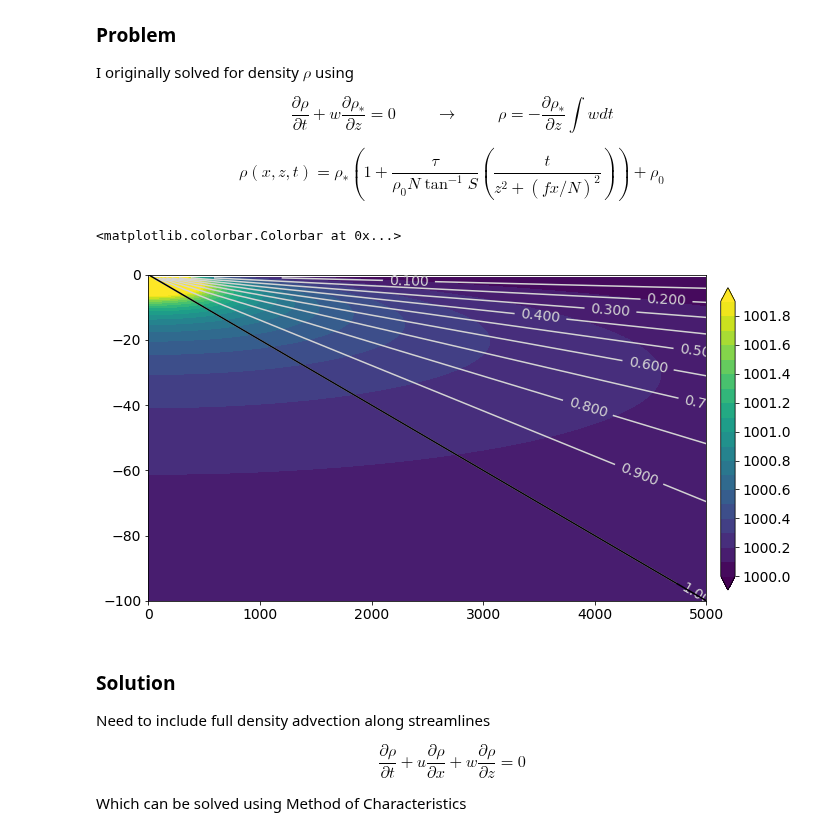
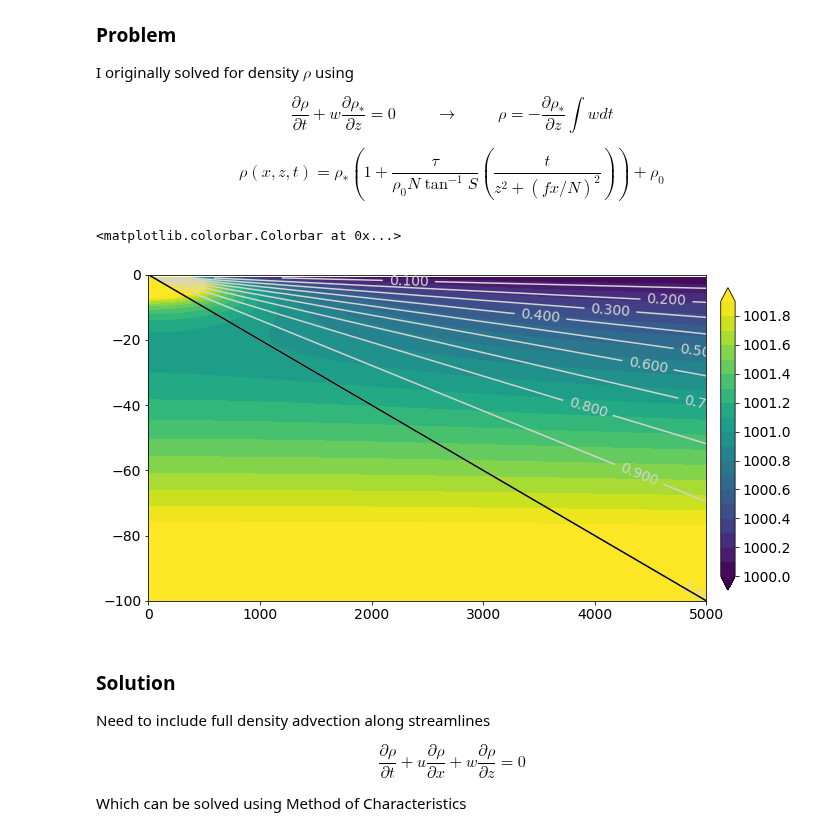
Before and after one commit to SalishSeaCast/analysis-ben, a Jupyter notebook: notebooks/SOG_upwelling_paperfigs/topographic_dependence_summary.ipynb, the cells around one changed output. Saved outputs shown, nothing was run; the diff lists cells and outputs as text; code cells hidden in the pictures.

```diff
--- a/notebooks/SOG_upwelling_paperfigs/topographic_dependence_summary.ipynb
+++ b/notebooks/SOG_upwelling_paperfigs/topographic_dependence_summary.ipynb
@@ -47,29 +47,29 @@ $$\rho(x, z, t) = \rho_*\left(1 + \frac{\tau}{\rho_0N\tan^{-1}S}\left(\frac{t}{z
 # %%
 f, g, rho_0, tau, N, alpha, t = 1e-4, 9.81, 1e3, 0.1, 0.015, 0.02, 1e5
 
 xi = np.arange(0, 5e3)
 zi = np.arange(-100, 0, 1)
 x, z = np.meshgrid(xi, zi)
 S = alpha * N / f
 
 psi = -np.arctan(N * z / (f * x)) / np.arctan(S)
 rho_star = -rho_0 * N**2 * z / g
-rho = rho_star * (tau * t / (rho_0 * N * np.arctan(S)) / (z**2 + (f * x / N)**2)) + rho_0
+rho = rho_star * (1 + tau * t / (rho_0 * N * np.arctan(S)) / (z**2 + (f * x / N)**2)) + rho_0
 
 fig, ax = plt.subplots(figsize=(10, 6))
 ax.set_xlim([0, 5e3])
 ax.set_ylim([-100, 0])
 
 c = ax.contourf(x, z, rho, levels=np.arange(1000, 1002, 0.1), extend='both')
 ax.plot(xi, -alpha * xi, 'k-', zorder=10)
 cs = ax.contour(x, z, psi, levels=np.arange(0, 1.1, 0.1), colors='lightgray')
 plt.clabel(cs)
 
 cax = fig.add_axes([0.92, 0.15, 0.02, 0.7])
 fig.colorbar(c, cax=cax)
 # %% [output]
 <matplotlib.colorbar.Colorbar at 0x...>
-[figure, old version]
+[figure, new version]
 # %% [markdown]
 ### Solution
 
```
